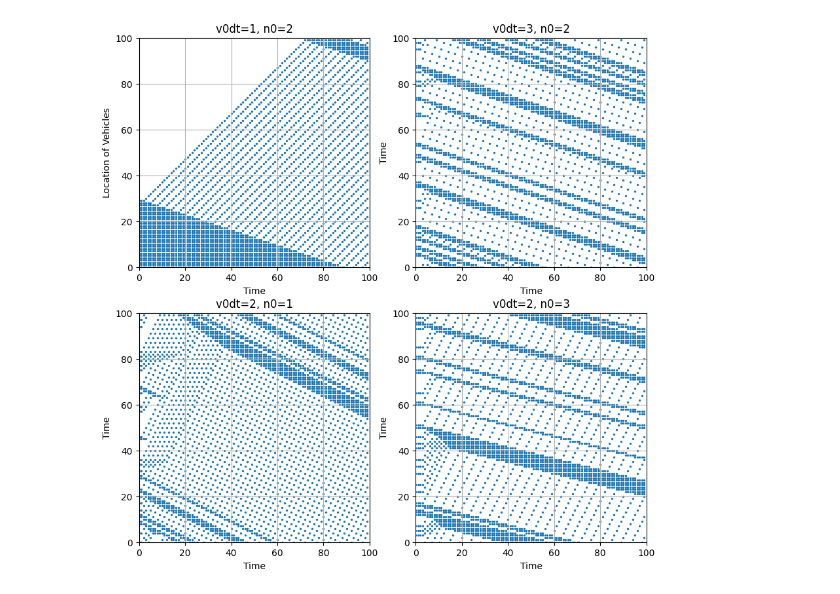
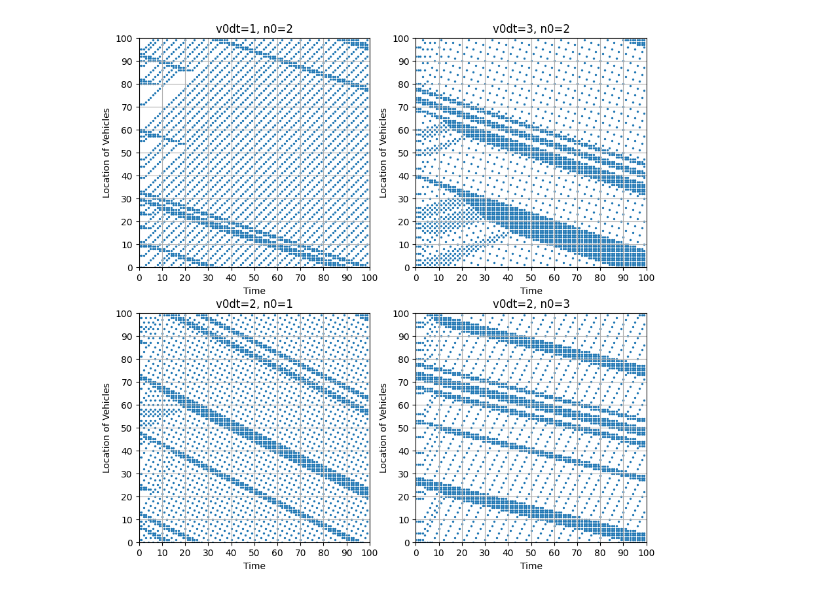
Before and after one commit to tt6-mzn/s2s-OV-model, a Jupyter notebook: us2s_OV/spatio_temporal_pattern.ipynb, the cells around one changed output. Saved outputs shown, nothing was run; the diff lists cells and outputs as text; code cells hidden in the pictures.

```diff
--- a/us2s_OV/spatio_temporal_pattern.ipynb
+++ b/us2s_OV/spatio_temporal_pattern.ipynb
@@ -9,7 +9,7 @@ L = 100
 K = 30
 n_max = 99
 # %%
-x_init1 = sorted([i for i in range(K)])
+x_init1 = sorted(random.sample([i for i in range(L)], K))
 x_init2 = sorted(random.sample([i for i in range(L)], K))
 x_init3 = sorted(random.sample([i for i in range(L)], K))
 x_init4 = sorted(random.sample([i for i in range(L)], K))
@@ -53,31 +53,41 @@ ax2.set_xlim((0, 100))
 ax3.set_xlim((0, 100))
 ax4.set_xlim((0, 100))
 
 ax1.set_ylim((0, 100))
 ax2.set_ylim((0, 100))
 ax3.set_ylim((0, 100))
 ax4.set_ylim((0, 100))
 
+ax1.set_xticks([10 * i for i in range(11)])
+ax2.set_xticks([10 * i for i in range(11)])
+ax3.set_xticks([10 * i for i in range(11)])
+ax4.set_xticks([10 * i for i in range(11)])
+
+ax1.set_yticks([10 * i for i in range(11)])
+ax2.set_yticks([10 * i for i in range(11)])
+ax3.set_yticks([10 * i for i in range(11)])
+ax4.set_yticks([10 * i for i in range(11)])
+
 ax1.grid()
 ax2.grid()
 ax3.grid()
 ax4.grid()
 
 ax1.set_title(label="v0dt={}, n0={}".format(1, 2))
 ax2.set_title(label="v0dt={}, n0={}".format(3, 2))
 ax3.set_title(label="v0dt={}, n0={}".format(2, 1))
 ax4.set_title(label="v0dt={}, n0={}".format(2, 3))
 
 ax1.set_xlabel("Time")
 ax2.set_xlabel("Time")
 ax3.set_xlabel("Time")
 ax4.set_xlabel("Time")
 
 ax1.set_ylabel("Location of Vehicles")
 ax2.set_ylabel("Location of Vehicles")
 ax3.set_ylabel("Location of Vehicles")
 ax4.set_ylabel("Location of Vehicles")
 
 plt.show()
 # %% [output]
-[figure, old version]
+[figure, new version]
```
Also changed, not shown: 2 other files.
